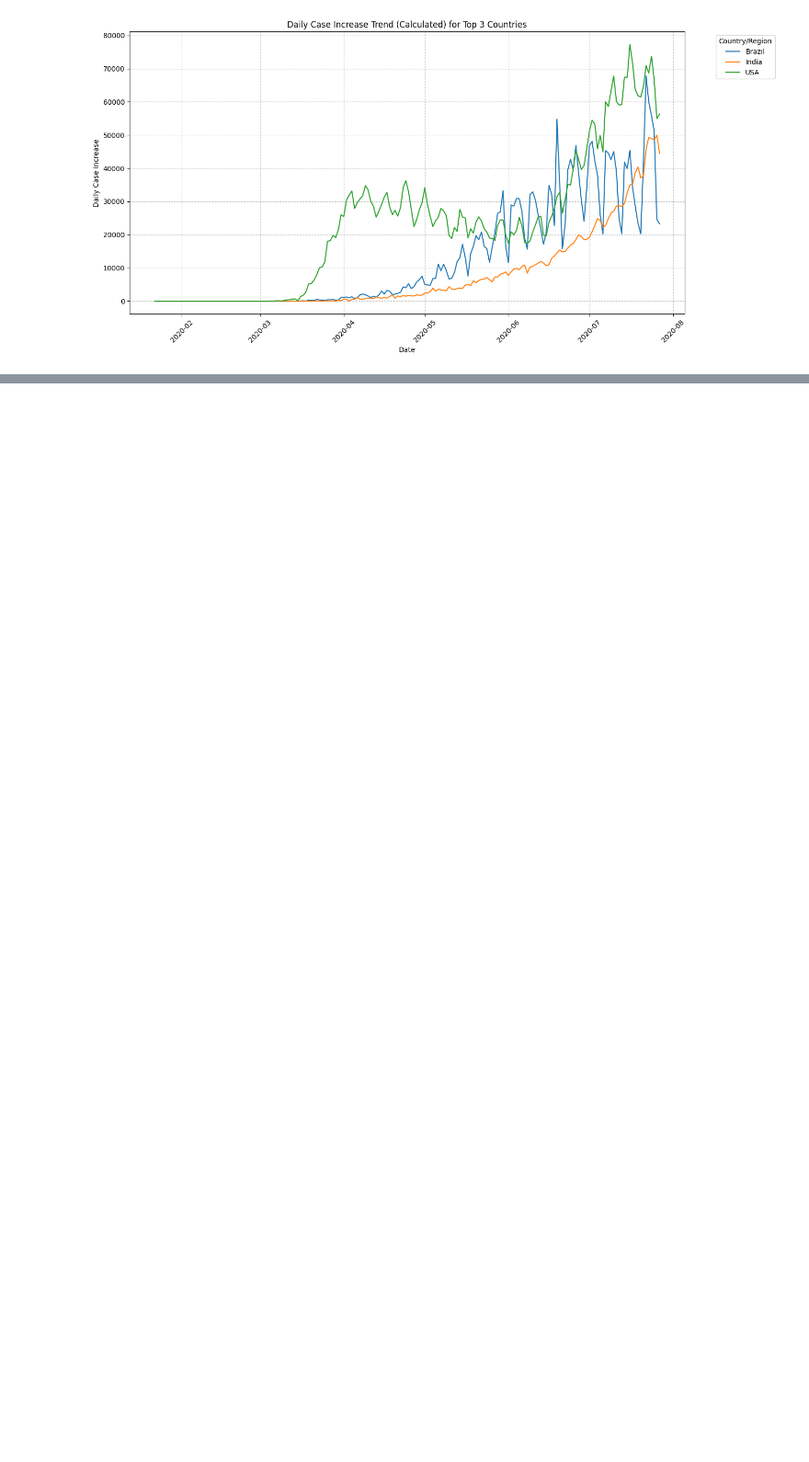
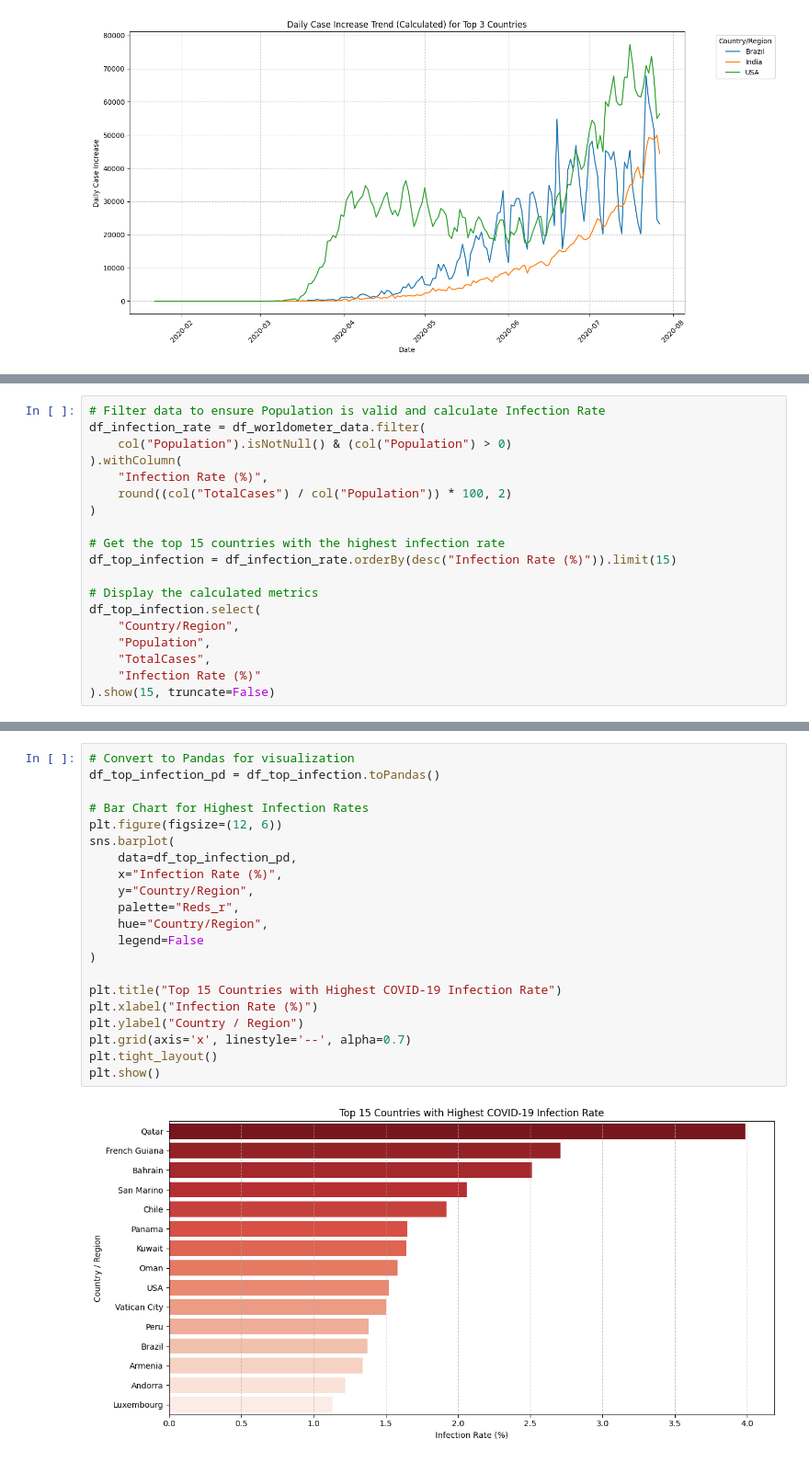
Before and after one commit to anshkhare1607-web/CovidPySpark, a Jupyter notebook: main.ipynb, the cells around one changed output, grey strips where cells are left out. Shown at 92% size. Cells and saved outputs as stored; diff of their text form; blank space fills up the shorter version.

```diff
--- a/main.ipynb
+++ b/main.ipynb
@@ -1001,0 +1078,19 @@ plt.show()
+# %%
+# Filter data to ensure Population is valid and calculate Infection Rate
+df_infection_rate = df_worldometer_data.filter(
+    col("Population").isNotNull() & (col("Population") > 0)
+).withColumn(
+    "Infection Rate (%)",
+    round((col("TotalCases") / col("Population")) * 100, 2)
+)
+
+# Get the top 15 countries with the highest infection rate
+df_top_infection = df_infection_rate.orderBy(desc("Infection Rate (%)")).limit(15)
+
+# Display the calculated metrics
+df_top_infection.select(
+    "Country/Region",
+    "Population",
+    "TotalCases",
+    "Infection Rate (%)"
+).show(15, truncate=False)
@@ -1001,0 +1117,23 @@ plt.show()
+# %%
+# Convert to Pandas for visualization
+df_top_infection_pd = df_top_infection.toPandas()
+
+# Bar Chart for Highest Infection Rates
+plt.figure(figsize=(12, 6))
+sns.barplot(
+    data=df_top_infection_pd,
+    x="Infection Rate (%)",
+    y="Country/Region",
+    palette="Reds_r",
+    hue="Country/Region",
+    legend=False
+)
+
+plt.title("Top 15 Countries with Highest COVID-19 Infection Rate")
+plt.xlabel("Infection Rate (%)")
+plt.ylabel("Country / Region")
+plt.grid(axis='x', linestyle='--', alpha=0.7)
+plt.tight_layout()
+plt.show()
+# %% [output]
+[figure, added]
```
Also changed, not shown: parts of 6 cells of this notebook.
